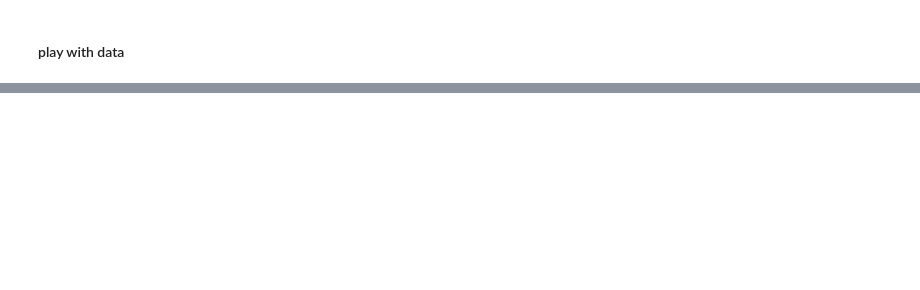
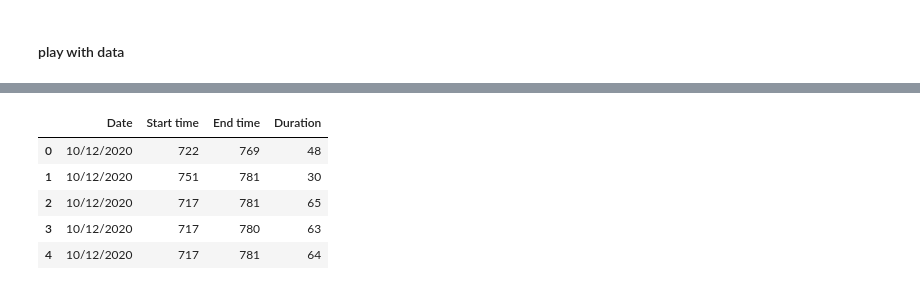
Before and after one commit to Zajano/webex_attendance, a Jupyter notebook: attendance_graphs.ipynb, the cells around one changed output, grey strips where cells are left out. Saved outputs shown, nothing was run; the diff lists cells and outputs as text; code cells hidden in the pictures; blank space fills up the shorter version.

```diff
--- a/attendance_graphs.ipynb
+++ b/attendance_graphs.ipynb
@@ -29,0 +58,21 @@ attendance_df.head()
+# %%
+# practice cell
+
+# val = practice.iloc[0]['Duration']
+# val2 = int(val.split(' ')[0])
+
+# fix length of stay
+practice['Duration'] = practice['Duration'].apply(lambda x: int(x.split(' ')[0]))
+
+# change start/stop time to minute value
+practice['Start time'] = practice['Start time'].apply(time_to_minutes)
+practice['End time'] = practice['End time'].apply(time_to_minutes)
+
+practice.head()
+# %% [output]
+|  | Date | Start time | End time | Duration |
+| 0 | 10/12/2020 | 722 | 769 | 48 |
+| 1 | 10/12/2020 | 751 | 781 | 30 |
+| 2 | 10/12/2020 | 717 | 781 | 65 |
+| 3 | 10/12/2020 | 717 | 780 | 63 |
+| 4 | 10/12/2020 | 717 | 781 | 64 |
```
Also changed, not shown: parts of 8 cells of this notebook, 1 other file.
